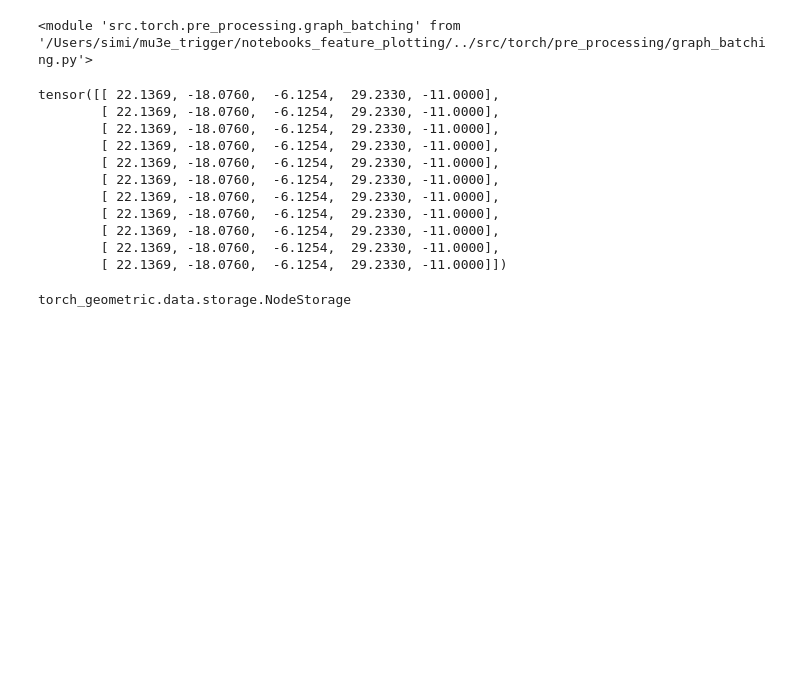
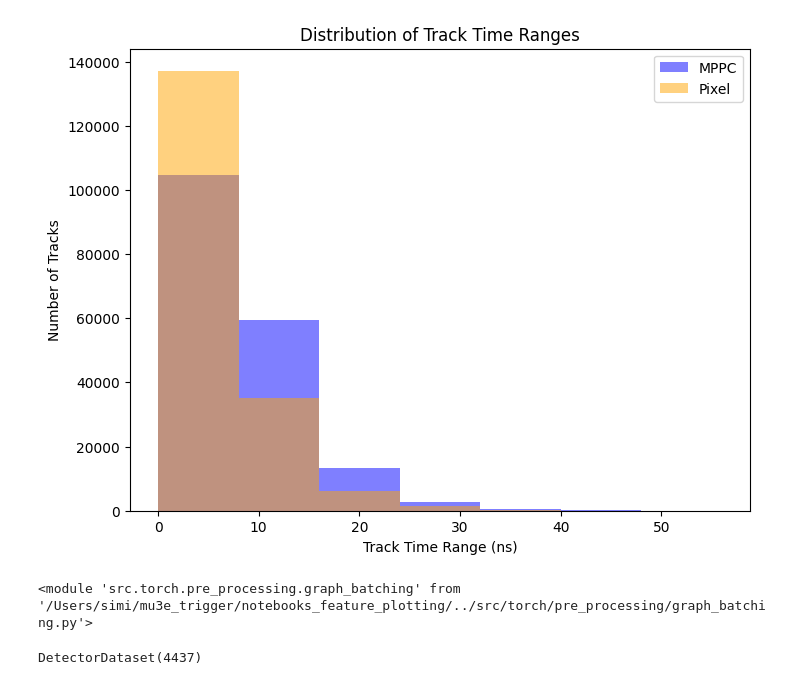
Before and after one commit to makoeppel/mu3e_gnn_trigger, a Jupyter notebook: notebooks_feature_plotting/GraphPlots.ipynb, the cells around one changed output. Drawn from its saved outputs; the diff is of its cells as text; code cells hidden in the pictures; blank space fills up the shorter version.

Commit message:
fixed graph building

```diff
--- a/notebooks_feature_plotting/GraphPlots.ipynb
+++ b/notebooks_feature_plotting/GraphPlots.ipynb
@@ -17,6 +17,42 @@ from src.data_preparation import load_numpy_files
 signal_prefix = f"{DATA_DIR}/sig"
 background_prefix = f"{DATA_DIR}/bg"
 signal_only_prefix = f"{DATA_DIR}/sig_only"
+# %%
+pixel_data = np.load(f"{signal_prefix}_pixel_spacetime.npy")
+pixel_labels = np.load(f"{signal_prefix}_pixel_track_labels.npy")
+mppc_data = np.load(f"{signal_prefix}_mppc_spacetime.npy")
+mppc_labels = np.load(f"{signal_prefix}_mppc_track_labels.npy")
+# %%
+pixel_track_time_range = []
+for i in range(pixel_labels.shape[0]):
+    track_ids = np.unique(pixel_labels[i, 0])
+    track_ids = track_ids[track_ids != -1]
+    for track_id in track_ids:
+        track_mask = pixel_labels[i,:,0] == track_id
+        track_times = pixel_data[i, track_mask, -1]
+        if track_times.size > 0:
+            pixel_track_time_range.append(track_times.max() - track_times.min())
+# %%
+mppc_track_time_range = []
+for i in range(mppc_labels.shape[0]):
+    track_ids = np.unique(mppc_labels[i, 0])
+    track_ids = track_ids[track_ids != -1]
+    for track_id in track_ids:
+        track_mask = mppc_labels[i,:,0] == track_id
+        track_times = mppc_data[i, track_mask, -1]
+        if track_times.size > 0:
+            mppc_track_time_range.append(track_times.max() - track_times.min())
+# %%
+fig, ax = plt.subplots(figsize=(8, 6))
+ax.hist(mppc_track_time_range, bins=7, alpha=0.5, label="MPPC", color="blue", range=(0, 7*8))
+ax.hist(pixel_track_time_range, bins=7, alpha=0.5, label="Pixel", color="orange", range=(0, 7*8))
+ax.set_xlabel("Track Time Range (ns)")
+ax.set_ylabel("Number of Tracks")
+ax.set_title("Distribution of Track Time Ranges")
+ax.legend()
+plt.savefig(f"{PLOTS_DIR}/track_time_range_comparison.png")
+# %% [output]
+[figure, added]
 # %%
 import src.torch.pre_processing.graph_batching as graph_batching
 from importlib import reload
@@ -37,17 +67,3 @@ layer_separated_hetero_graph_dataset = graph_batching.create_layer_separated_dat
-# %%
-homo_graph_dataset[0][0].track_truth
-# %% [output]
-tensor([[ 22.1369, -18.0760,  -6.1254,  29.2330, -11.0000],
-        [ 22.1369, -18.0760,  -6.1254,  29.2330, -11.0000],
-        [ 22.1369, -18.0760,  -6.1254,  29.2330, -11.0000],
-        [ 22.1369, -18.0760,  -6.1254,  29.2330, -11.0000],
-        [ 22.1369, -18.0760,  -6.1254,  29.2330, -11.0000],
-        [ 22.1369, -18.0760,  -6.1254,  29.2330, -11.0000],
-        [ 22.1369, -18.0760,  -6.1254,  29.2330, -11.0000],
-        [ 22.1369, -18.0760,  -6.1254,  29.2330, -11.0000],
-        [ 22.1369, -18.0760,  -6.1254,  29.2330, -11.0000],
-        [ 22.1369, -18.0760,  -6.1254,  29.2330, -11.0000],
-        [ 22.1369, -18.0760,  -6.1254,  29.2330, -11.0000]])
 # %%
 
 def plot_detector(ax):
@@ -166,7 +182,3 @@ def plot_graph_to_axis(ax, graph, no_edges = False):
             c=color,
             alpha=0.3,
         )
-# %%
-type(hetero_graph_dataset[0][0][0]["pixel"])
-# %% [output]
-torch_geometric.data.storage.NodeStorage
@@ -176,0 +185,4 @@ layer_separated_hetero_graph_dataset[0][0]
+# %%
+layer_separated_hetero_graph_dataset
+# %% [output]
+DetectorDataset(4437)
```
Also changed, not shown: parts of 11 cells of this notebook, 4 other files.
